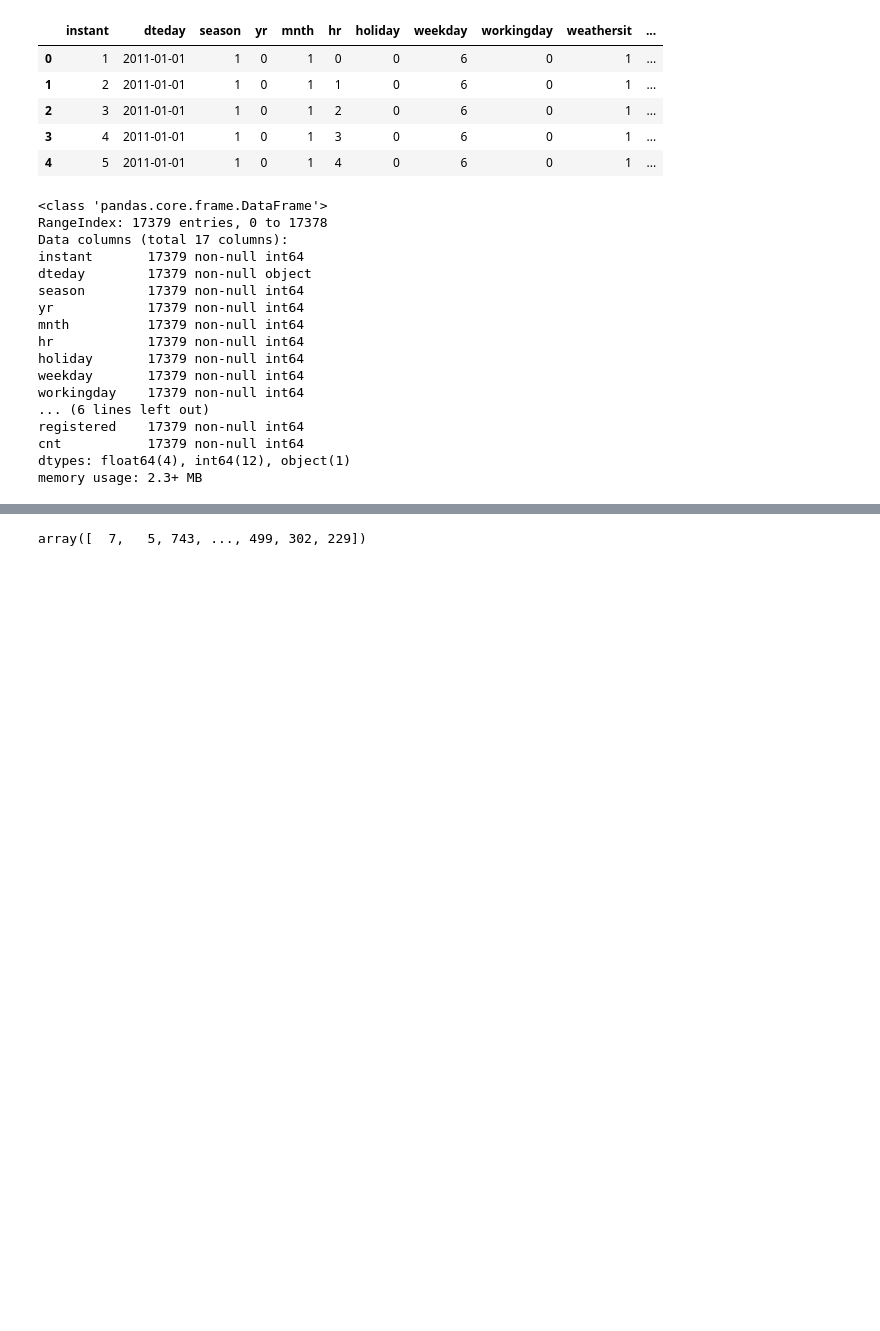
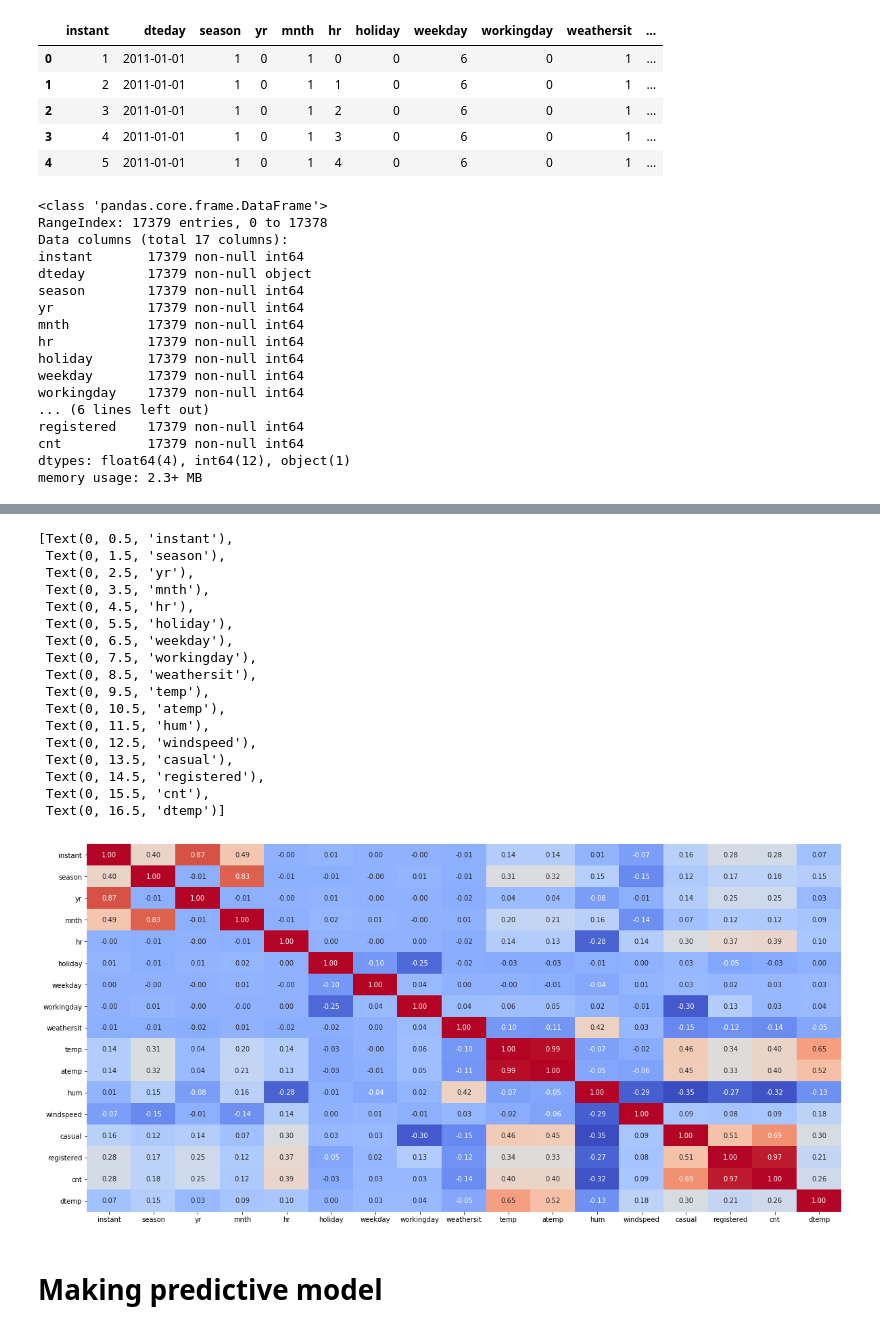
Before and after one commit to rticseto/Bike_Analysis, a Jupyter notebook: Bike_hr_prediction.ipynb, the cells around one changed output, grey strips where cells are left out. Drawn from its saved outputs; the diff is of its cells as text; code cells hidden in the pictures; blank space fills up the shorter version.

Commit message:
adding model

```diff
--- a/Bike_hr_prediction.ipynb
+++ b/Bike_hr_prediction.ipynb
@@ -189,0 +185,8 @@ y =data['cnt'].values
+# %%
+def adding_feature(df):
+    df["dtemp"] = df['temp']-df['atemp']
+
+    return df
+# %%
+df = adding_feature(df)
+df.head()
@@ -189,0 +222,28 @@ y =data['cnt'].values
+# %%
+fig, ax = plt.subplots()
+fig.set_size_inches(20,10)
+sb.heatmap(corr_matrix, annot=True, fmt='.2f',
+            cmap=plt.get_cmap('coolwarm'), cbar=False, ax=ax)
+ax.set_yticklabels(ax.get_yticklabels(), rotation="horizontal")
+#plt.savefig('corr.png', bbox_inches='tight', pad_inches=0.0)
+# %% [output]
+[Text(0, 0.5, 'instant'),
+ Text(0, 1.5, 'season'),
+ Text(0, 2.5, 'yr'),
+ Text(0, 3.5, 'mnth'),
+ Text(0, 4.5, 'hr'),
+ Text(0, 5.5, 'holiday'),
+ Text(0, 6.5, 'weekday'),
+ Text(0, 7.5, 'workingday'),
+ Text(0, 8.5, 'weathersit'),
+ Text(0, 9.5, 'temp'),
+ Text(0, 10.5, 'atemp'),
+ Text(0, 11.5, 'hum'),
+ Text(0, 12.5, 'windspeed'),
+ Text(0, 13.5, 'casual'),
+ Text(0, 14.5, 'registered'),
+ Text(0, 15.5, 'cnt'),
+ Text(0, 16.5, 'dtemp')]
+[figure, added]
+# %% [markdown]
+# Making predictive model
@@ -198,7 +266,3 @@ X_train, X_test, y_train, y_test = train_test_split(X, y, test_size=0.3, random_
-# %%
-y_test
-# %% [output]
-array([  7,   5, 743, ..., 499, 302, 229])
 # %%
 # Fit regression model
 model = GradientBoostingRegressor(
```
Also changed, not shown: parts of 53 cells of this notebook, 2 other files.
